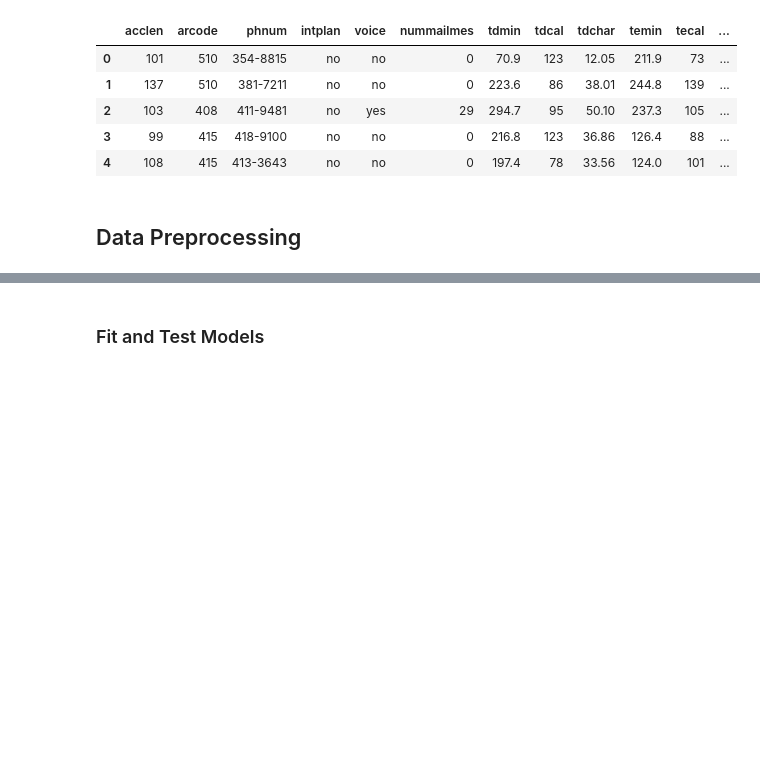
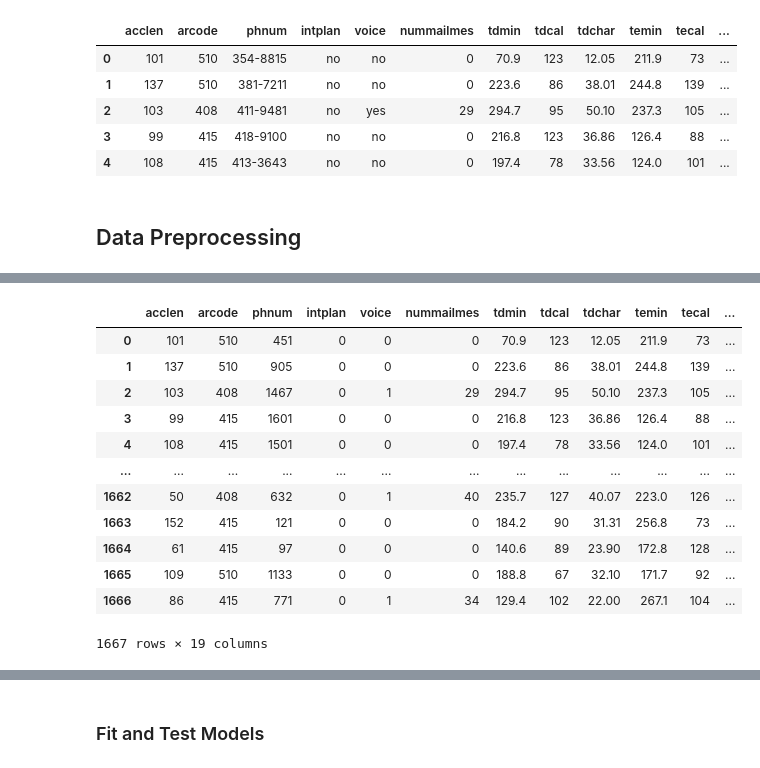
Before and after one commit to WickeyC/ds-prac, a Jupyter notebook: 5.1_Customer_Churn_Prediction_Kaggle.ipynb, the cells around one changed output, grey strips where cells are left out. Drawn from its saved outputs; the diff is of its cells as text; code cells hidden in the pictures; blank space fills up the shorter version.

```diff
--- a/5.1_Customer_Churn_Prediction_Kaggle.ipynb
+++ b/5.1_Customer_Churn_Prediction_Kaggle.ipynb
@@ -79,3 +79,40 @@ memory usage: 546.9+ KB
 | 50% | 101.000000 | 415.000000 | 0.000000 | 179.400000 | 101.000000 | 30.500000 | 201.400000 | 100.000000 | 17.120000 | 201.200000 | 100.000000 | ... |
 | 75% | 127.000000 | 510.000000 | 20.000000 | 216.400000 | 114.000000 | 36.790000 | 235.300000 | 114.000000 | 20.000000 | 235.300000 | 113.000000 | ... |
 | max | 243.000000 | 510.000000 | 51.000000 | 350.800000 | 165.000000 | 59.640000 | 363.700000 | 170.000000 | 30.910000 | 395.000000 | 175.000000 | ... |
+# %%
+# Change non-numerical data to numerical
+from sklearn.preprocessing import LabelEncoder
+
+# Define the columns with non-numerical data
+categorical_columns = [' phnum', ' intplan', ' voice', ' label']
+
+# Initialize the LabelEncoder
+label_encoder = LabelEncoder()
+
+# Apply label encoding to the categorical columns
+for col in categorical_columns:
+    train_data[col] = label_encoder.fit_transform(train_data[col])
+    test_data[col] = label_encoder.fit_transform(test_data[col])
+# %%
+# split data into input features and label
+
+X_train_data = train_data.drop(' label', axis=1)
+y_train_data = train_data[' label']
+X_test_data = test_data.drop(' label', axis=1)
+y_test_data = test_data[' label']
+# %%
+X_test_data
+# %% [output]
+|  | acclen | arcode | phnum | intplan | voice | nummailmes | tdmin | tdcal | tdchar | temin | tecal | ... |
+| 0 | 101 | 510 | 451 | 0 | 0 | 0 | 70.9 | 123 | 12.05 | 211.9 | 73 | ... |
+| 1 | 137 | 510 | 905 | 0 | 0 | 0 | 223.6 | 86 | 38.01 | 244.8 | 139 | ... |
+| 2 | 103 | 408 | 1467 | 0 | 1 | 29 | 294.7 | 95 | 50.10 | 237.3 | 105 | ... |
+| 3 | 99 | 415 | 1601 | 0 | 0 | 0 | 216.8 | 123 | 36.86 | 126.4 | 88 | ... |
+| 4 | 108 | 415 | 1501 | 0 | 0 | 0 | 197.4 | 78 | 33.56 | 124.0 | 101 | ... |
+| ... | ... | ... | ... | ... | ... | ... | ... | ... | ... | ... | ... | ... |
+| 1662 | 50 | 408 | 632 | 0 | 1 | 40 | 235.7 | 127 | 40.07 | 223.0 | 126 | ... |
+| 1663 | 152 | 415 | 121 | 0 | 0 | 0 | 184.2 | 90 | 31.31 | 256.8 | 73 | ... |
+| 1664 | 61 | 415 | 97 | 0 | 0 | 0 | 140.6 | 89 | 23.90 | 172.8 | 128 | ... |
+| 1665 | 109 | 510 | 1133 | 0 | 0 | 0 | 188.8 | 67 | 32.10 | 171.7 | 92 | ... |
+| 1666 | 86 | 415 | 771 | 0 | 1 | 34 | 129.4 | 102 | 22.00 | 267.1 | 104 | ... |
+1667 rows × 19 columns
```
Also changed, not shown: parts of 31 cells of this notebook, 25 other files.
